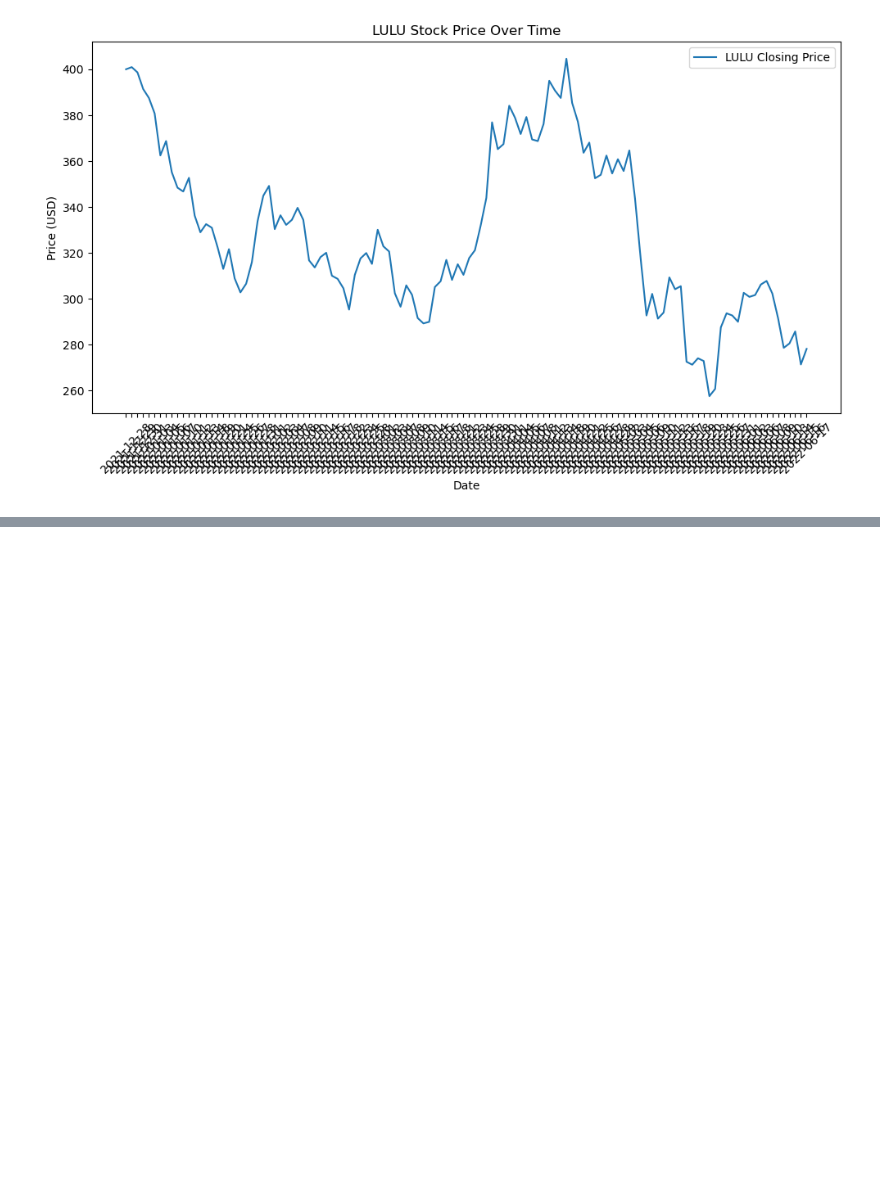
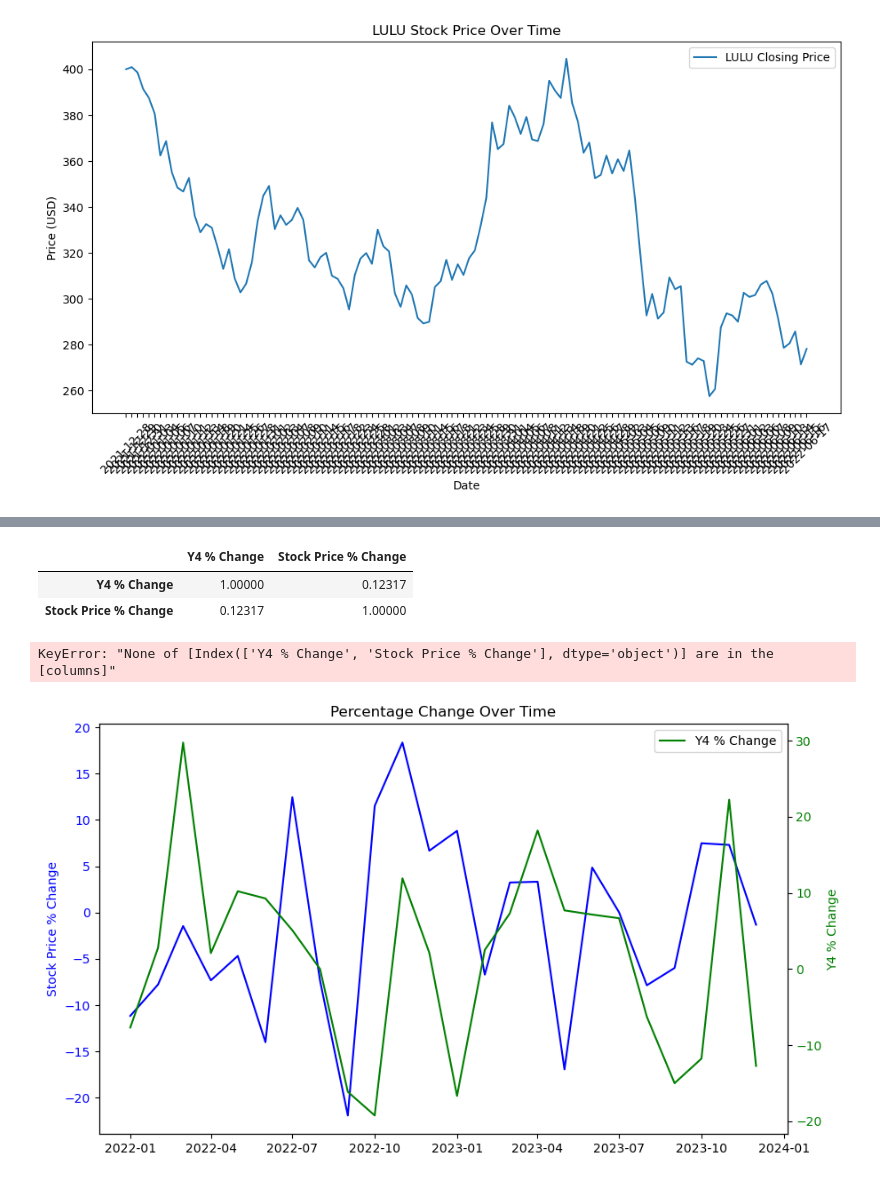
Before and after one commit to jordanyio/project-ai, a Jupyter notebook: mob/MobNotepad.ipynb, the cells around one changed output, grey strips where cells are left out. Drawn from its saved outputs; the diff is of its cells as text; code cells hidden in the pictures; blank space fills up the shorter version.

Commit message:
Added correlation between stock price and google trends

```diff
--- a/mob/MobNotepad.ipynb
+++ b/mob/MobNotepad.ipynb
@@ -376,0 +350,4 @@ merged_df
+# %%
+lulu_df['Month'] = pd.to_datetime(lulu_df['Month'])
+stock_and_google_trends_df = pd.merge(merged_df, lulu_df, on='Month')
+stock_and_google_trends_df
@@ -376,0 +372,7 @@ merged_df
+# %%
+# Calculate percentage change for 'Stock Price'
+stock_and_google_trends_df['Stock Price % Change'] = stock_and_google_trends_df['Stock Price'].pct_change() * 100
+
+# Calculate percentage change for 'Y4'
+stock_and_google_trends_df['Y4 % Change'] = stock_and_google_trends_df['Y4'].pct_change() * 100
+stock_and_google_trends_df.dropna()
@@ -376,0 +397,39 @@ merged_df
+# %%
+stock_and_google_trends_df[['Y4 % Change', "Stock Price % Change"]].corr()
+# %% [output]
+|  | Y4 % Change | Stock Price % Change |
+| Y4 % Change | 1.00000 | 0.12317 |
+| Stock Price % Change | 0.12317 | 1.00000 |
+# %%
+stock_and_google_trends_df[['Y4 % Change', "Stock Price % Change"]].plot()
+# %% [output]
+KeyError: "None of [Index(['Y4 % Change', 'Stock Price % Change'], dtype='object')] are in the [columns]"
+# %%
+import matplotlib.pyplot as plt
+
+# Assuming stock_and_google_trends_df is your dataframe
+# Plotting the data
+plt.figure(figsize=(10, 6))
+
+# Plotting Stock Price % Change on the left y-axis
+plt.plot(stock_and_google_trends_df['Month'], stock_and_google_trends_df['Stock Price % Change'], label='Stock Price % Change', color='blue')
+plt.ylabel('Stock Price % Change', color='blue')
+plt.tick_params(axis='y', labelcolor='blue')
+
+# Creating a twin axis for Y4 % Change
+ax2 = plt.twinx()
+ax2.plot(stock_and_google_trends_df['Month'], stock_and_google_trends_df['Y4 % Change'], label='Y4 % Change', color='green')
+ax2.set_ylabel('Y4 % Change', color='green')
+ax2.tick_params(axis='y', labelcolor='green')
+
+# X-axis label and title
+plt.xlabel('Month')
+plt.title('Percentage Change Over Time')
+
+# Display the legend
+plt.legend()
+
+# Show the plot
+plt.show()
+# %% [output]
+[figure, added]
```
Also changed, not shown: parts of 19 cells of this notebook.
